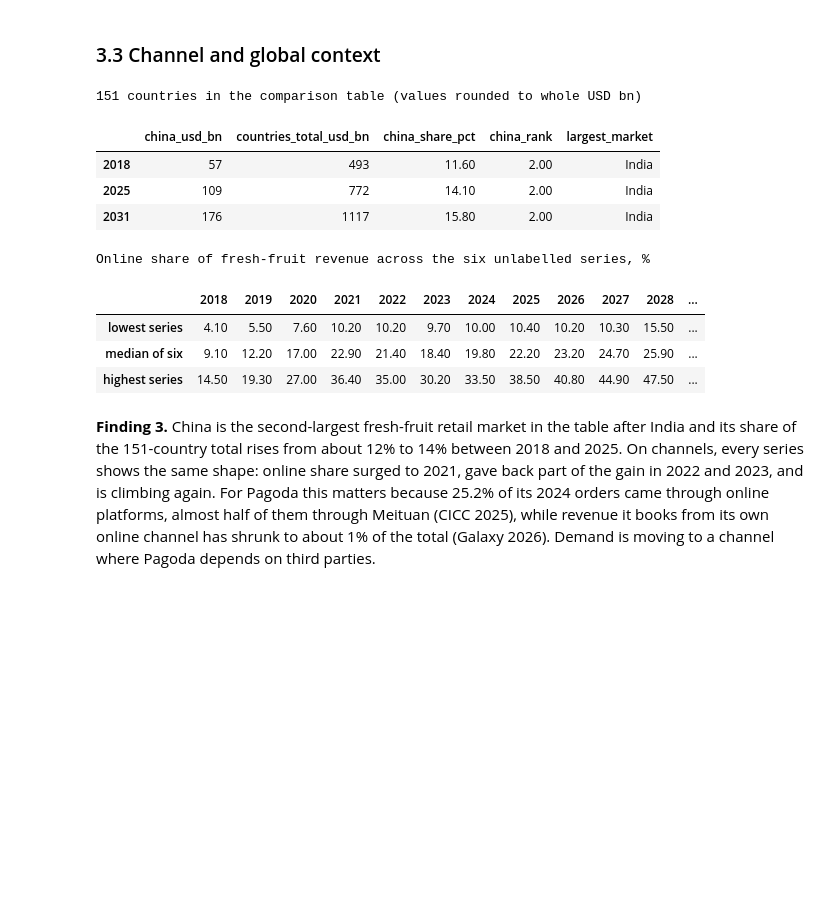
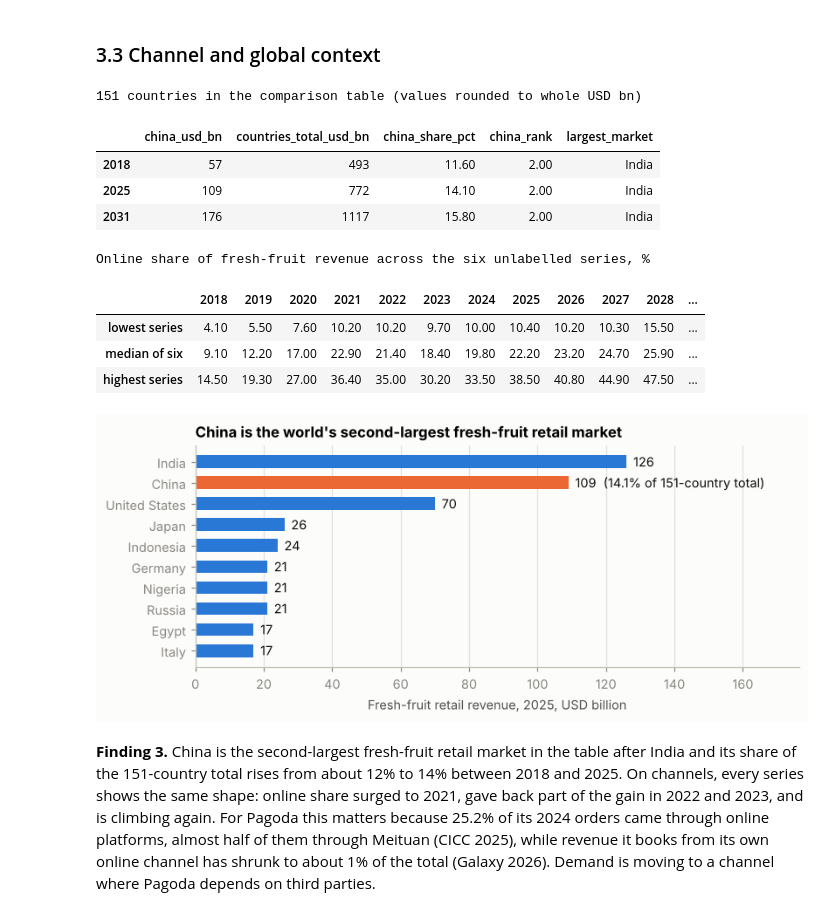
Before and after one commit to andrizomai/Pagoda-Business-Analytics-, a Jupyter notebook: pagoda_capstone_analytics_(MSBA).ipynb, the cells around one changed output. Drawn from its saved outputs; the diff is of its cells as text; code cells hidden in the pictures; blank space fills up the shorter version.

```diff
--- a/pagoda_capstone_analytics_(MSBA).ipynb
+++ b/pagoda_capstone_analytics_(MSBA).ipynb
@@ -582,24 +582,36 @@ fig.tight_layout(); fig.savefig(OUT / "fig2_segment_growth.png", dpi=200); plt.s
 # %%
 gc = raw["Global Comparison"]["REVENUE COMPARISON in billion USD (US$)"]
 world = gc.sum()
 rank = gc.rank(ascending=False, method="min")
 glob = pd.DataFrame({"china_usd_bn": gc.loc["China"], "countries_total_usd_bn": world, "china_share_pct": gc.loc["China"] / world * 100,
                      "china_rank": rank.loc["China"], "largest_market": gc.idxmax()}).loc[[2018, HIST_END, 2031]]
 print(f"{len(gc)} countries in the comparison table (values rounded to whole USD bn)")
 display(glob.round(1))
 print("Online share of fresh-fruit revenue across the six unlabelled series, %")
 display(channel_summary.round(1).T)
+
+top10 = gc[HIST_END].sort_values(ascending=False).head(10)
+fig, ax = plt.subplots(figsize=(7.5, 3.3))
+ax.barh(top10.index[::-1], top10.values[::-1], height=0.62,
+        color=[C["orange"] if c == "China" else C["blue"] for c in top10.index[::-1]])
+for yy, (c, v) in enumerate(zip(top10.index[::-1], top10.values[::-1])):
+    ax.text(v + 2, yy, f"{v:,.0f}" + (f"  ({v / world[HIST_END] * 100:.1f}% of 151-country total)" if c == "China" else ""), va="center", color=C["ink"])
+ax.grid(axis="x", color=C["grid"]); ax.grid(axis="y", visible=False); ax.set_axisbelow(True); ax.set_xlim(0, top10.max() * 1.4)
+ax.set_xlabel(f"Fresh-fruit retail revenue, {HIST_END}, USD billion")
+ax.set_title("China is the world's second-largest fresh-fruit retail market")
+fig.tight_layout(); fig.savefig(OUT / "fig8_global_2025.png", dpi=200); plt.show()
 # %% [output]
 151 countries in the comparison table (values rounded to whole USD bn)
 |  | china_usd_bn | countries_total_usd_bn | china_share_pct | china_rank | largest_market |
 | 2018 | 57 | 493 | 11.60 | 2.00 | India |
 | 2025 | 109 | 772 | 14.10 | 2.00 | India |
 | 2031 | 176 | 1117 | 15.80 | 2.00 | India |
 Online share of fresh-fruit revenue across the six unlabelled series, %
 |  | 2018 | 2019 | 2020 | 2021 | 2022 | 2023 | 2024 | 2025 | 2026 | 2027 | 2028 | ... |
 | lowest series | 4.10 | 5.50 | 7.60 | 10.20 | 10.20 | 9.70 | 10.00 | 10.40 | 10.20 | 10.30 | 15.50 | ... |
 | median of six | 9.10 | 12.20 | 17.00 | 22.90 | 21.40 | 18.40 | 19.80 | 22.20 | 23.20 | 24.70 | 25.90 | ... |
 | highest series | 14.50 | 19.30 | 27.00 | 36.40 | 35.00 | 30.20 | 33.50 | 38.50 | 40.80 | 44.90 | 47.50 | ... |
+[figure, added]
 # %% [markdown]
 **Finding 3.** China is the second-largest fresh-fruit retail market in the table after India and its share of the 151-country total rises from about 12% to 14% between 2018 and 2025. On channels, every series shows the same shape: online share surged to 2021, gave back part of the gain in 2022 and 2023, and is climbing again. For Pagoda this matters because 25.2% of its 2024 orders came through online platforms, almost half of them through Meituan (CICC 2025), while revenue it books from its own online channel has shrunk to about 1% of the total (Galaxy 2026). Demand is moving to a channel where Pagoda depends on third parties.
 # %% [markdown]
```
Also changed, not shown: parts of 10 cells of this notebook, 8 other files.
